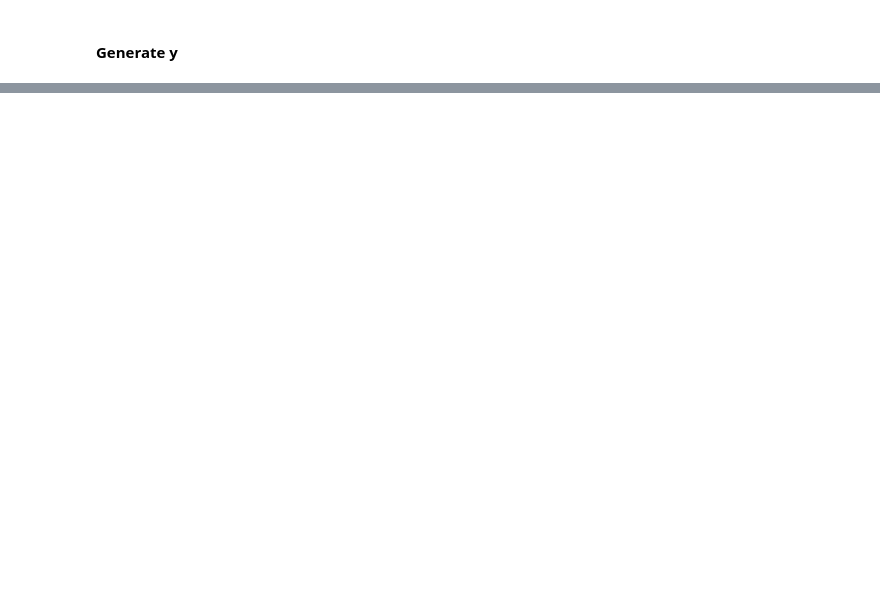
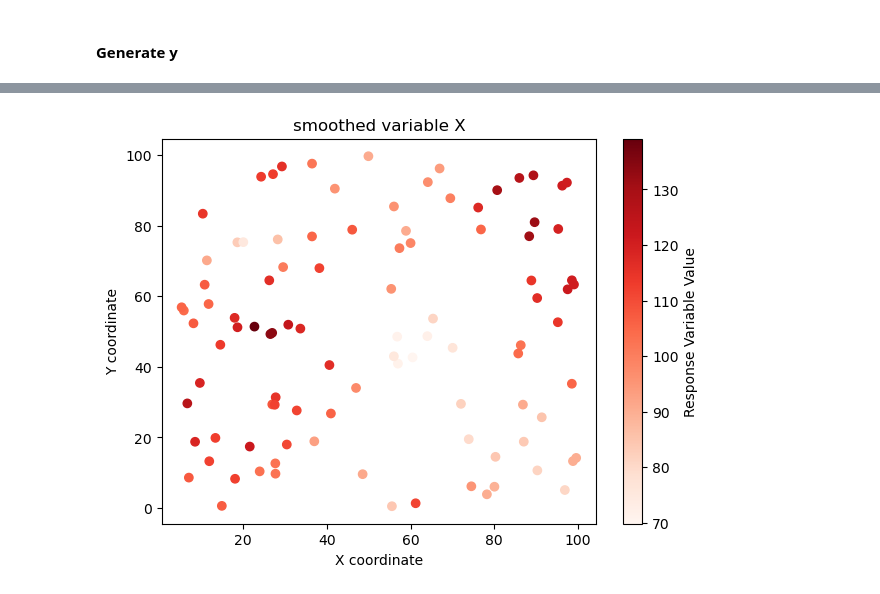
Before and after one commit to marquisvictor/change-of-support-gwr-mgwr, a Jupyter notebook: spatial_system_surface.ipynb, the cells around one changed output, grey strips where cells are left out. Cells and saved outputs as stored; diff of their text form; code cells hidden in the pictures; blank space fills up the shorter version.

```diff
--- a/spatial_system_surface.ipynb
+++ b/spatial_system_surface.ipynb
@@ -87,0 +98,11 @@ array([12902.09859914, 10871.85022382,  8516.20624058, 13434.55742607,
+# %%
+# Plot the smoothed variable X
+plt.figure(figsize=(7, 5))
+plt.scatter(loc1[:, 0], loc1[:, 1], c=X, cmap='Reds')
+plt.colorbar(label='Response Variable Value')
+plt.title('smoothed variable X')
+plt.xlabel('X coordinate')
+plt.ylabel('Y coordinate')
+plt.show()
+# %% [output]
+[figure, added]
```
Also changed, not shown: parts of 4 cells of this notebook.
